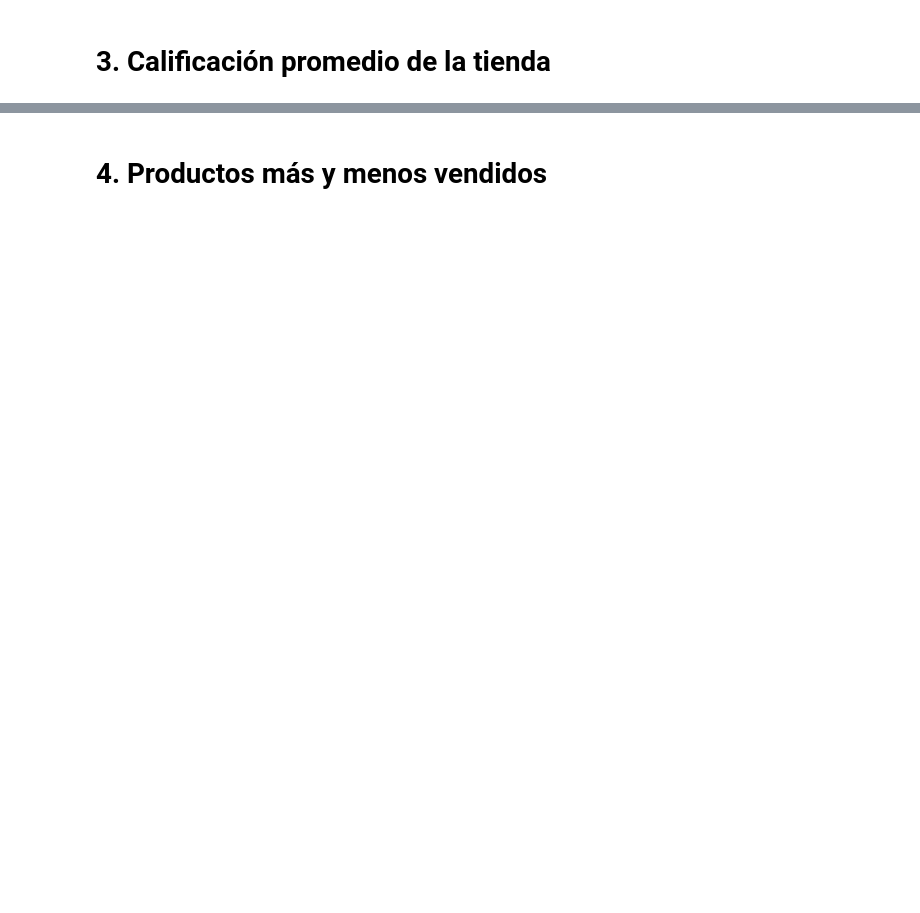
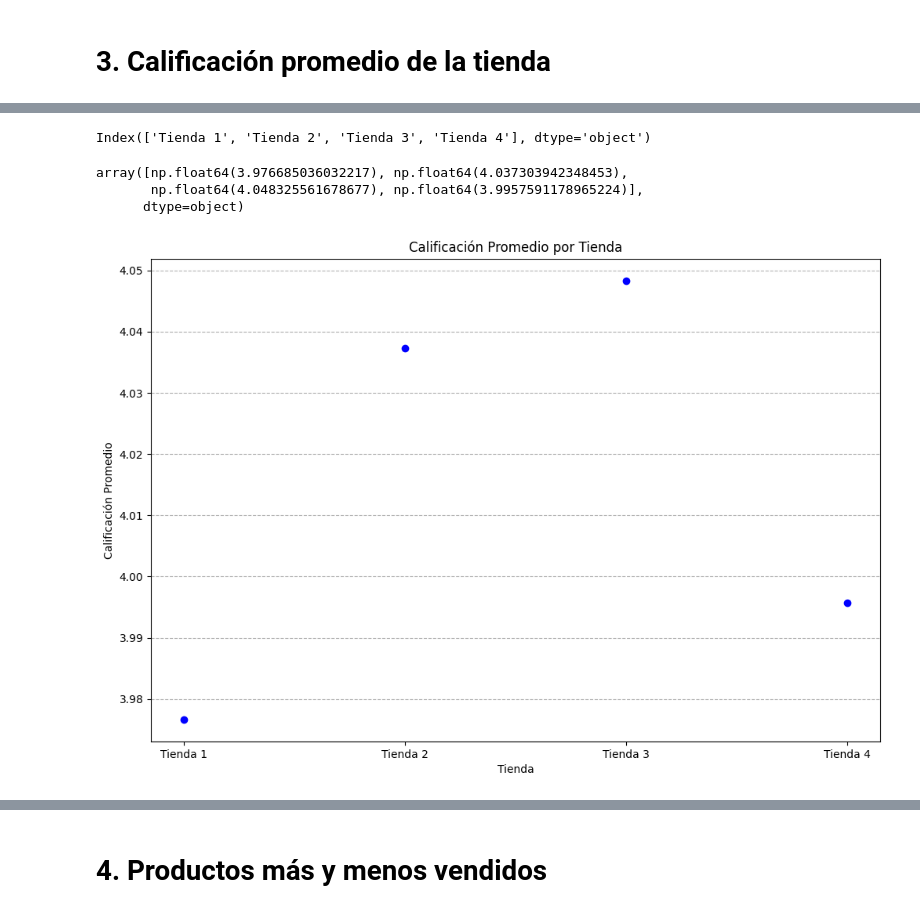
Before and after one commit to SalvatoreSisay/alura-store, a Jupyter notebook: AluraStoreLatam_Challenge.ipynb, the cells around one changed output, grey strips where cells are left out. Cells and saved outputs as stored; diff of their text form; code cells hidden in the pictures; blank space fills up the shorter version.

```diff
--- a/AluraStoreLatam_Challenge.ipynb
+++ b/AluraStoreLatam_Challenge.ipynb
@@ -167,0 +192,8 @@ ventas_por_categoria.plot(kind='bar', figsize=(14, 8), xlabel='Categoría del Pr
+# %%
+puntuacion_por_categoria = pd.DataFrame({
+    'Tienda 1': [promedio1],
+    'Tienda 2': [promedio2],
+    'Tienda 3': [promedio3],
+    'Tienda 4': [promedio4]
+})
+puntuacion_por_categoria
@@ -167,0 +203,3 @@ ventas_por_categoria.plot(kind='bar', figsize=(14, 8), xlabel='Categoría del Pr
+# %%
+puntuacion_por_categoria.insert(0, 'Tipo de Calificación', 'Promedio')
+puntuacion_por_categoria
@@ -167,0 +219,26 @@ ventas_por_categoria.plot(kind='bar', figsize=(14, 8), xlabel='Categoría del Pr
+# %%
+nombre_tiendas = puntuacion_por_categoria.columns[1:]
+nombre_tiendas
+# %% [output]
+Index(['Tienda 1', 'Tienda 2', 'Tienda 3', 'Tienda 4'], dtype='object')
+# %%
+calificación_promedio = puntuacion_por_categoria.iloc[0, 1:].values
+calificación_promedio
+# %% [output]
+array([np.float64(3.976685036032217), np.float64(4.037303942348453),
+       np.float64(4.048325561678677), np.float64(3.9957591178965224)],
+      dtype=object)
+# %%
+import matplotlib.pyplot as plt
+
+plt.figure(figsize=(12, 8))
+plt.scatter(nombre_tiendas, calificación_promedio, color='blue', marker='o')
+plt.title('Calificación Promedio por Tienda')
+plt.xlabel('Tienda')
+plt.ylabel('Calificación Promedio')
+#plt.ylim(3.8, 4.2) # Adjust y-axis for better visualization of differences
+#plt.xticks(rotation=0)
+plt.grid(axis='y', linestyle='--')
+plt.show()
+# %% [output]
+[figure, added]
```
Also changed, not shown: parts of 34 cells of this notebook.
